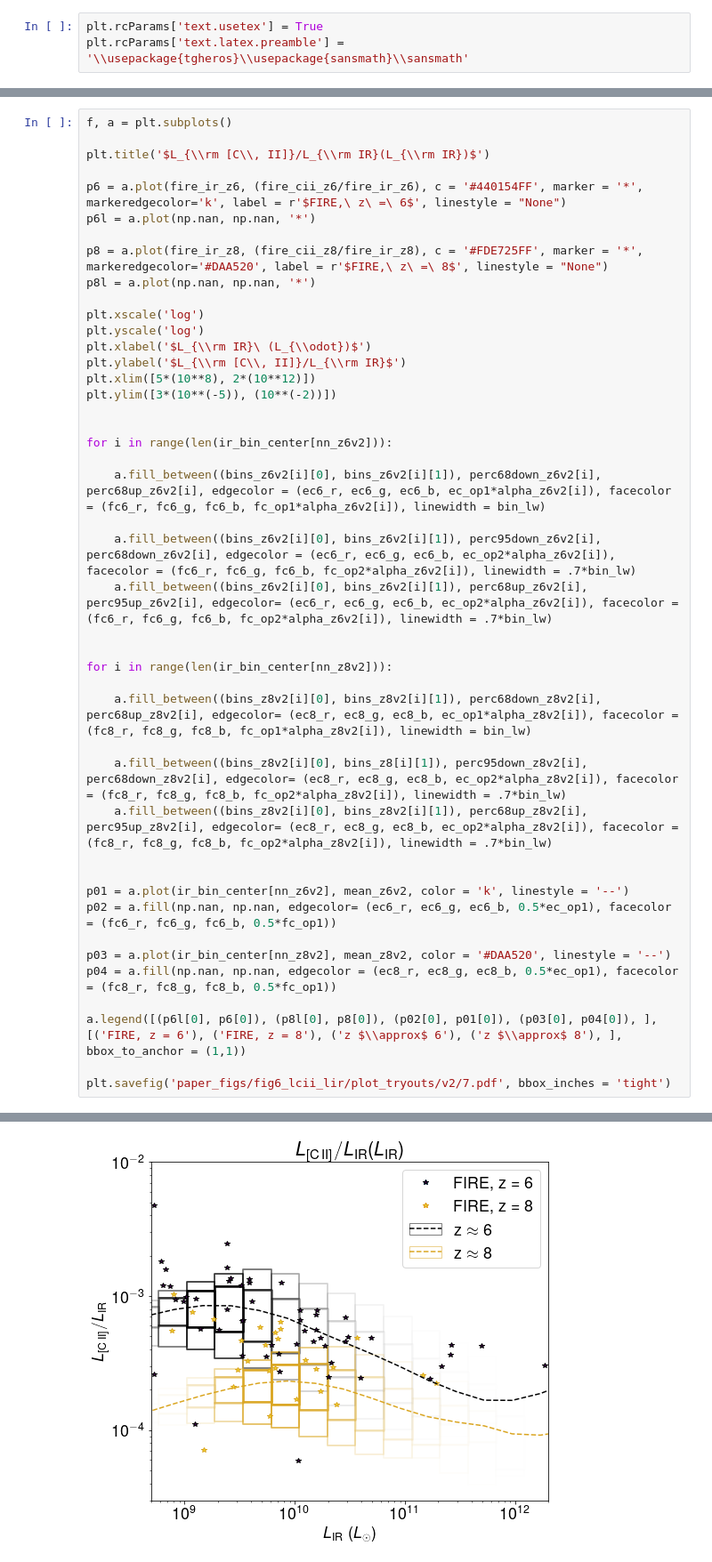
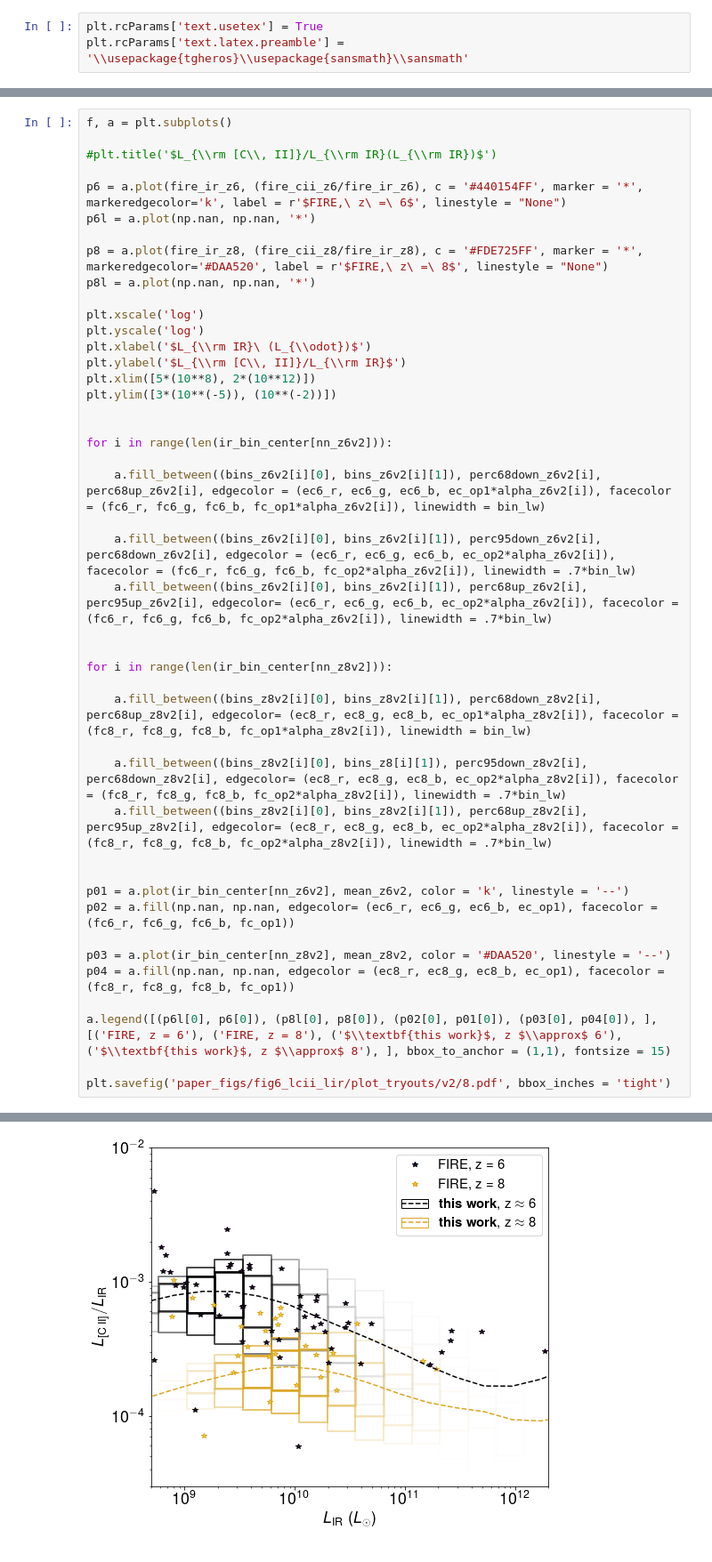
Before and after one commit to PatrickHorlaville/CITA_LIM, a Jupyter notebook: LIR_debug.ipynb, the cells around one changed output, grey strips where cells are left out. Shown at 89% size. Drawn from its saved outputs; the diff is of its cells as text.

Commit message:
adding new correction to lcii lir

```diff
--- a/LIR_debug.ipynb
+++ b/LIR_debug.ipynb
@@ -583,7 +585,7 @@ plt.savefig('paper_figs/fig6_lcii_lir/plot_tryouts/v1/7.pdf', bbox_inches = 'tig
 # %%
 f, a = plt.subplots()
 
-plt.title('$L_{\\rm [C\\, II]}/L_{\\rm IR}(L_{\\rm IR})$')
+#plt.title('$L_{\\rm [C\\, II]}/L_{\\rm IR}(L_{\\rm IR})$')
 
 p6 = a.plot(fire_ir_z6, (fire_cii_z6/fire_ir_z6), c = '#440154FF', marker = '*', markeredgecolor='k', label = r'$FIRE,\ z\ =\ 6$', linestyle = "None")
 p6l = a.plot(np.nan, np.nan, '*')
@@ -616,12 +618,12 @@ for i in range(len(ir_bin_center[nn_z8v2])):
 
 
 p01 = a.plot(ir_bin_center[nn_z6v2], mean_z6v2, color = 'k', linestyle = '--')
-p02 = a.fill(np.nan, np.nan, edgecolor= (ec6_r, ec6_g, ec6_b, 0.5*ec_op1), facecolor = (fc6_r, fc6_g, fc6_b, 0.5*fc_op1))
+p02 = a.fill(np.nan, np.nan, edgecolor= (ec6_r, ec6_g, ec6_b, ec_op1), facecolor = (fc6_r, fc6_g, fc6_b, fc_op1))
 
 p03 = a.plot(ir_bin_center[nn_z8v2], mean_z8v2, color = '#DAA520', linestyle = '--')
-p04 = a.fill(np.nan, np.nan, edgecolor = (ec8_r, ec8_g, ec8_b, 0.5*ec_op1), facecolor = (fc8_r, fc8_g, fc8_b, 0.5*fc_op1))
+p04 = a.fill(np.nan, np.nan, edgecolor = (ec8_r, ec8_g, ec8_b, ec_op1), facecolor = (fc8_r, fc8_g, fc8_b, fc_op1))
 
-a.legend([(p6l[0], p6[0]), (p8l[0], p8[0]), (p02[0], p01[0]), (p03[0], p04[0]), ], [('FIRE, z = 6'), ('FIRE, z = 8'), ('z $\\approx$ 6'), ('z $\\approx$ 8'), ], bbox_to_anchor = (1,1))
+a.legend([(p6l[0], p6[0]), (p8l[0], p8[0]), (p02[0], p01[0]), (p03[0], p04[0]), ], [('FIRE, z = 6'), ('FIRE, z = 8'), ('$\\textbf{this work}$, z $\\approx$ 6'), ('$\\textbf{this work}$, z $\\approx$ 8'), ], bbox_to_anchor = (1,1), fontsize = 15)
 
-plt.savefig('paper_figs/fig6_lcii_lir/plot_tryouts/v2/7.pdf', bbox_inches = 'tight')
+plt.savefig('paper_figs/fig6_lcii_lir/plot_tryouts/v2/8.pdf', bbox_inches = 'tight')
 # %% [output]
@@ -629 +630 @@ plt.savefig('paper_figs/fig6_lcii_lir/plot_tryouts/v2/7.pdf', bbox_inches = 'tig
-[figure, old version]
+[figure, new version]
```
Also changed, not shown: parts of 2 cells of this notebook, 2 other files.
